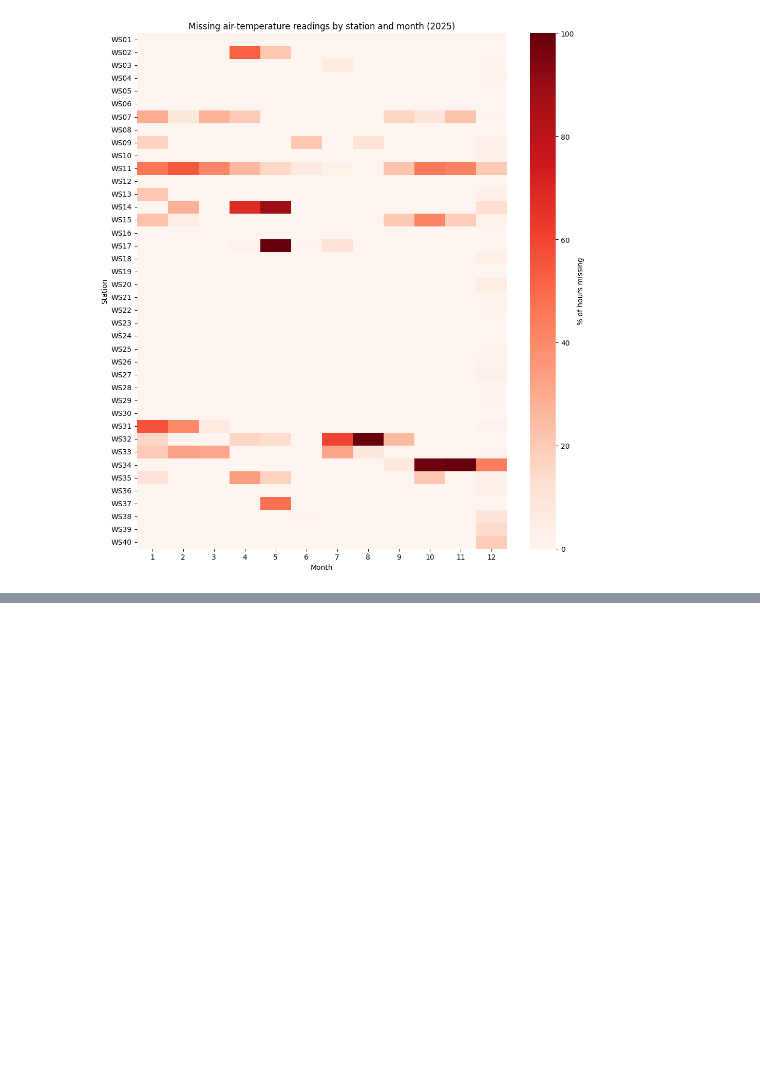
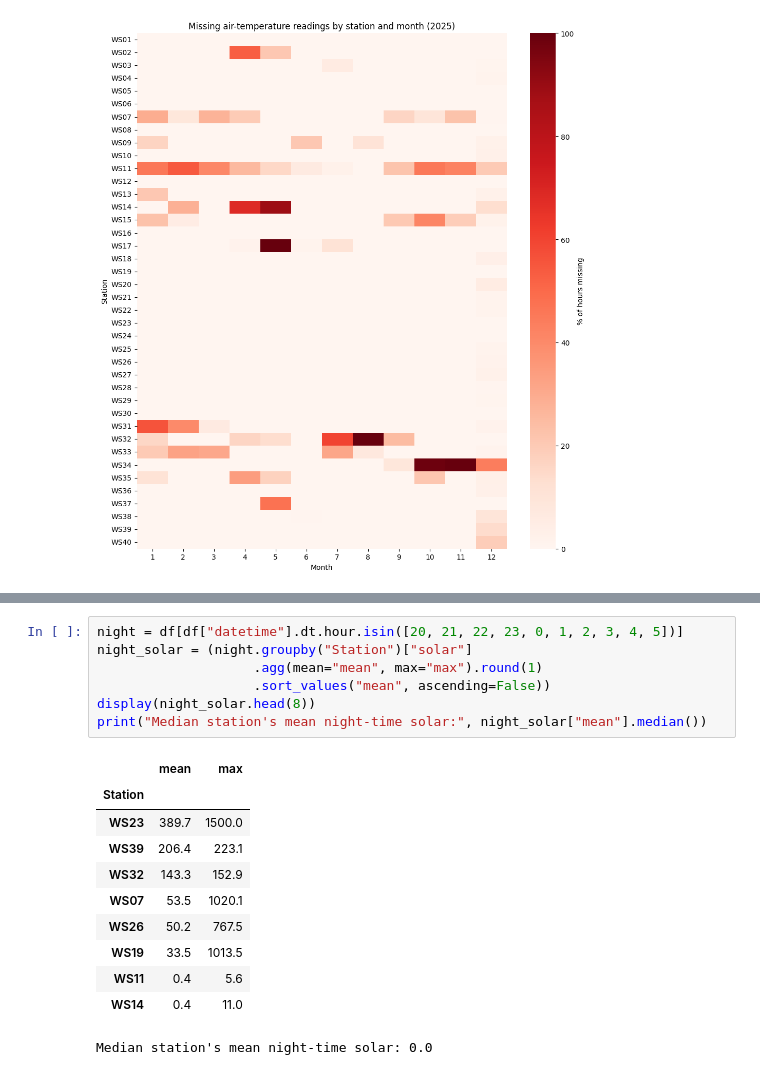
Before and after one commit to fabianhuang54/BPS5231-Spatial-Intelligence-for-Urban-Greening, a Jupyter notebook: notebooks/01_weather_eda.ipynb, the cells around one changed output, grey strips where cells are left out. Drawn from its saved outputs; the diff is of its cells as text; blank space fills up the shorter version.

```diff
--- a/notebooks/01_weather_eda.ipynb
+++ b/notebooks/01_weather_eda.ipynb
@@ -160,0 +192,19 @@ plt.show()
+# %%
+night = df[df["datetime"].dt.hour.isin([20, 21, 22, 23, 0, 1, 2, 3, 4, 5])]
+night_solar = (night.groupby("Station")["solar"]
+                    .agg(mean="mean", max="max").round(1)
+                    .sort_values("mean", ascending=False))
+display(night_solar.head(8))
+print("Median station's mean night-time solar:", night_solar["mean"].median())
+# %% [output]
+|  | mean | max |
+| Station |  |  |
+| WS23 | 389.7 | 1500.0 |
+| WS39 | 206.4 | 223.1 |
+| WS32 | 143.3 | 152.9 |
+| WS07 | 53.5 | 1020.1 |
+| WS26 | 50.2 | 767.5 |
+| WS19 | 33.5 | 1013.5 |
+| WS11 | 0.4 | 5.6 |
+| WS14 | 0.4 | 11.0 |
+Median station's mean night-time solar: 0.0
```
Also changed, not shown: parts of 5 cells of this notebook.
